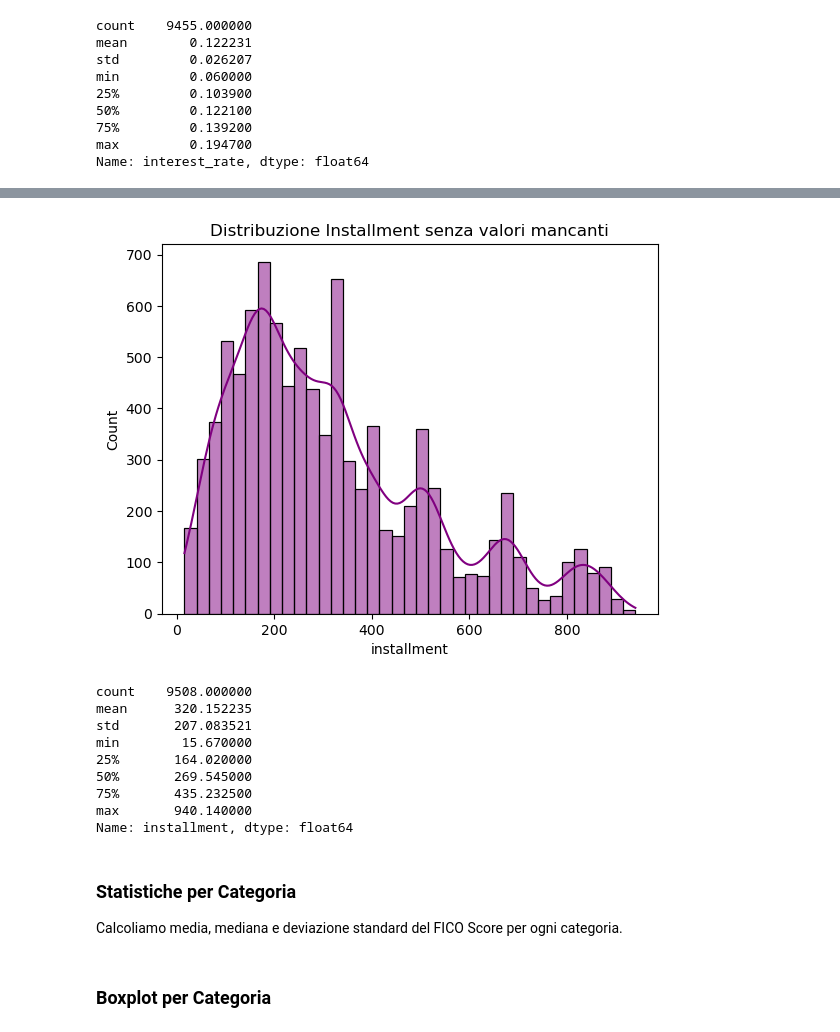
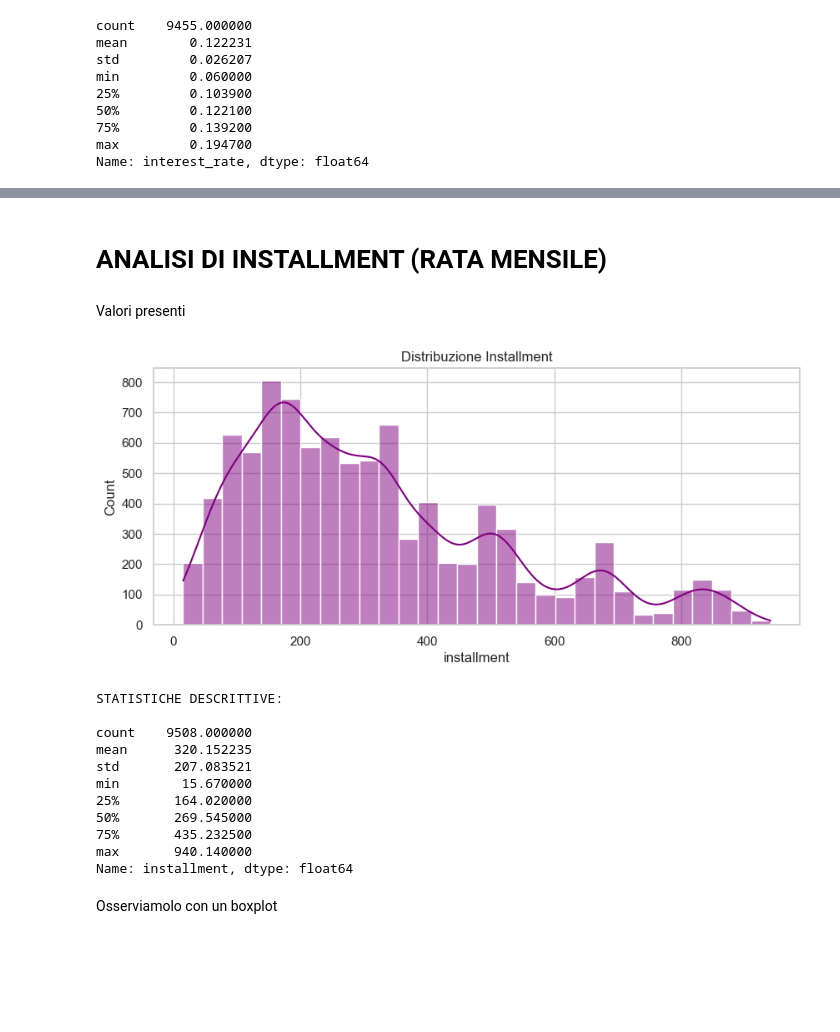
Before and after one commit to gabrielniculaesei/lendingclub-dataset, a Jupyter notebook: Project.ipynb, the cells around one changed output, grey strips where cells are left out. Saved outputs shown, nothing was run; the diff lists cells and outputs as text; code cells hidden in the pictures; blank space fills up the shorter version.

```diff
--- a/Project.ipynb
+++ b/Project.ipynb
@@ -633,0 +654,33 @@ Skewness:  0.06
+# %%
+sns.set(style="whitegrid")
+
+# ------------------------------------------------------------
+# 3️⃣  Analisi di skewness e kurtosis (asimmetria e code)
+# ------------------------------------------------------------
+skew = data['interest_rate'].skew()
+kurt = data['interest_rate'].kurt()
+
+skew = data_clean['interest_rate'].skew()
+kurt = data_clean['interest_rate'].kurt()
+
+# ------------------------------------------------------------
+# 5️⃣  Confronto visivo delle trasformazioni
+# ------------------------------------------------------------
+fig, axes = plt.subplots(1, 2, figsize=(12, 4))
+sns.kdeplot(data['interest_rate'], ax=axes[0], fill=True)
+axes[0].set_title('Distribuzione originale')
+
+sns.kdeplot(data_clean['interest_rate'], ax=axes[1], fill=True, color='orange')
+axes[1].set_title('clean-transform')
+
+plt.tight_layout()
+plt.show()
+
+# ------------------------------------------------------------
+# 6️⃣  Analisi dopo trasformazioni
+# ------------------------------------------------------------
+for col in ['interest_rate']:
+    print(f"\n{col.upper()}")
+    print(f"Asimmetria_Skewness: {data[col].skew():.2f} | Kurtosis: {data[col].kurt():.2f}")
+
+    print(f"Asimmetria_Skewness: {data_clean[col].skew():.2f} | Kurtosis: {data_clean[col].kurt():.2f}")
@@ -737,11 +844,21 @@ plt.show()
+# %% [markdown]
+<a id="installment-analisi"></a>
+# ANALISI DI INSTALLMENT (RATA MENSILE)
+# %% [markdown]
+<a id="installment-dist"></a>
+Valori presenti
 # %%
-sns.histplot(data=data, x ='installment', kde=True, color='purple')
-plt.title('Distribuzione Installment senza valori mancanti')
+plt.figure(figsize=(10,4))
+sns.histplot(data['installment'], kde=True, bins = 30, color='purple')
+plt.title('Distribuzione Installment')
 plt.show()
 
+print('STATISTICHE DESCRITTIVE:\n')
 print(data['installment'].describe())
 # %% [output]
-[figure, old version]
+[figure, new version]
+STATISTICHE DESCRITTIVE:
+
 count    9508.000000
 mean      320.152235
 std       207.083521
@@ -751,12 +868,9 @@ min        15.670000
 75%       435.232500
 max       940.140000
 Name: installment, dtype: float64
-# %% [markdown]
-### Statistiche per Categoria
-
-Calcoliamo media, mediana e deviazione standard del FICO Score per ogni categoria.
 # %% [markdown]
-### Boxplot per Categoria
+<a id="installment-boxplot"></a>
+Osserviamolo con un boxplot
 # %%
 plt.figure(figsize=(8,4))
 plt.boxplot(data['installment'], vert=False)
```
Also changed, not shown: parts of 101 cells of this notebook.
